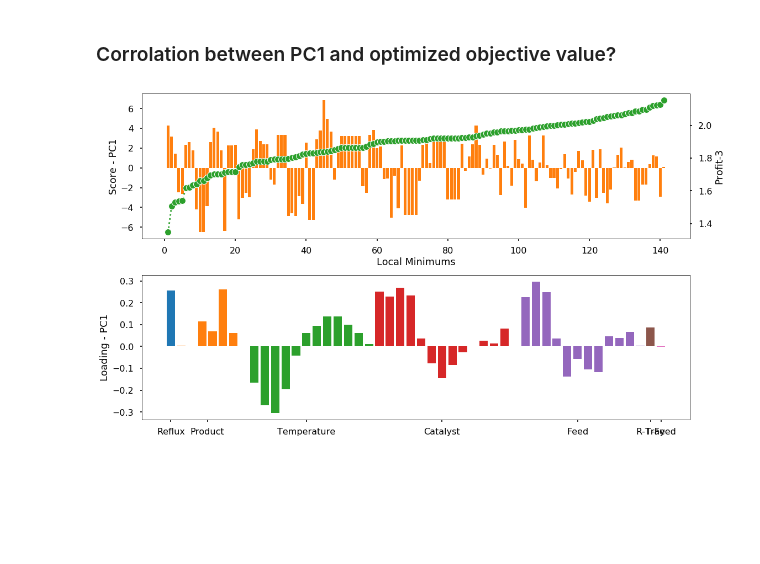
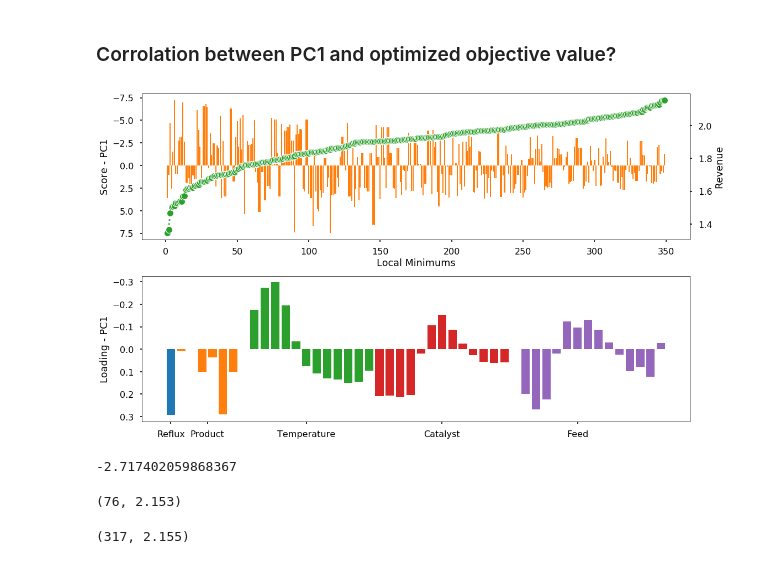
Before and after one commit to naienh/FT-Reactive-Distillation-Pyomo, a Jupyter notebook: showcase/3rd_level/Analysis-Copy1.ipynb, the cells around one changed output. Cells and saved outputs as stored; diff of their text form; code cells hidden in the pictures; blank space fills up the shorter version.

```diff
--- a/showcase/3rd_level/Analysis-Copy1.ipynb
+++ b/showcase/3rd_level/Analysis-Copy1.ipynb
@@ -886,5 +909,5 @@ pd.DataFrame(revenue_opt_results_unique[::4,33:-1].T,index=['Feed {}'.format(j)
 # %%
-center_scaled = StandardScaler().fit_transform(revenue_opt_results_unique[::4,:-1])
+center_scaled = scaling_object.transform(revenue_opt_results_unique[:,:-1])
 pca = PCA(n_components=10)
 scores = pca.fit_transform(center_scaled)
 # %% [markdown]
@@ -1020,8 +1133,8 @@ profit_3_opt_results_matrix = np.stack((
     *np.array([[float(obv[1]) for obv in case[1:14]] for case in profit_3_opt_results]).T, # Temperature
     *np.array([[float(obv[6]) for obv in case[1:14]] for case in profit_3_opt_results]).T, # Catalyst
     *np.array([[float(obv[5]) for obv in case[1:14]] for case in profit_3_opt_results]).T, # Feed
-    [float(case[-2][-1]) for case in profit_3_opt_results], # Reflux tray
-    [float(case[-1][-1]) for case in profit_3_opt_results], # Total feed
+    [round(float(case[-2][-1]),3) for case in profit_3_opt_results], # Reflux tray
+    [round(float(case[-1][-1]),3) for case in profit_3_opt_results], # Total feed
     [obj for obj in profit_3_obj_list]
 ),axis=1)
 # %%
@@ -1134,5 +1249,7 @@ pd.DataFrame(profit_3_opt_results_unique[::4,33:-3].T,index=['Feed {}'.format(j)
+# %%
+scaling_object = StandardScaler().fit(profit_3_opt_results_unique[:,:-1])
 # %%
-center_scaled = StandardScaler().fit_transform(profit_3_opt_results_unique[::4,:-1])
+center_scaled = scaling_object.transform(profit_3_opt_results_unique[:,:-1])
 pca = PCA(n_components=10)
 scores = pca.fit_transform(center_scaled)
 # %% [markdown]
@@ -1159,35 +1276,37 @@ sum(pca.explained_variance_ratio_[:5])
 fig, axs = plt.subplots(2,1,figsize=(16,9))
 
 '''
 Scores
 '''
 x_loc = np.arange(1,len(scores[:,0])+1)
 axs[0].bar(x_loc,scores[:,0],color = 'C1')
 
 axs_ = axs[0].twinx()
-axs_.plot(x_loc,profit_3_opt_results_unique[::4,-1],'C2:o',markeredgecolor='w',markeredgewidth = 1,markersize=12)
+axs_.plot(x_loc,profit_3_opt_results_unique[:,-1],'C2:o',markeredgecolor='w',markeredgewidth = 1,markersize=12)
 
 # axs[1].legend()
 axs[0].set_xlabel('Local Minimums')
+axs[0].invert_yaxis()
 axs[0].set_ylabel('Score - PC1')
-axs_.set_ylabel('Profit-3')
+axs_.set_ylabel('Revenue')
 
 '''
 Loading
 '''
 x_loc = np.arange(1,len(pca.components_[0])+1)
 grouping = {'Reflux':slice(0,1),'Product':slice(1,7),'Temperature':slice(7,20),\
-            'Catalyst':slice(20,33),'Feed':slice(33,46),'R-Tray':slice(46,47),'T-Feed':slice(47,48)}
+            'Catalyst':slice(20,33),'Feed':slice(33,None)}
 
 for key in grouping:
     axs[1].bar(x_loc[grouping[key]],pca.components_[0][grouping[key]])
-axs[1].set_xticks([1,4.5,14,27,40,47,48])
+axs[1].set_xticks([1,4.5,14,27,40])
 axs[1].set_xticklabels(list(grouping.keys()))
 
 axs[1].set_ylabel('Loading - PC1')
+axs[1].invert_yaxis()
 
 plt.tight_layout()
 plt.show()
 plt.close()
 # %% [output]
-[figure, old version]
+[figure, new version]
@@ -1193,0 +1316,14 @@ plt.close()
+# %%
+scores[:,1][pc1_pos][-1]
+# %% [output]
+-2.717402059868367
+# %%
+# best positive case
+profit_3_case_list[profit_3_obj_list.index(profit_3_opt_results_unique[pc1_pos][-1][-1])], profit_3_opt_results_unique[pc1_pos][-1][-1]
+# %% [output]
+(76, 2.153)
+# %%
+# best negative case
+profit_3_case_list[profit_3_obj_list.index(profit_3_opt_results_unique[pc1_neg][-1][-1])], profit_3_opt_results_unique[pc1_neg][-1][-1]
+# %% [output]
+(317, 2.155)
```
Also changed, not shown: parts of 69 cells of this notebook, 5 other files.
